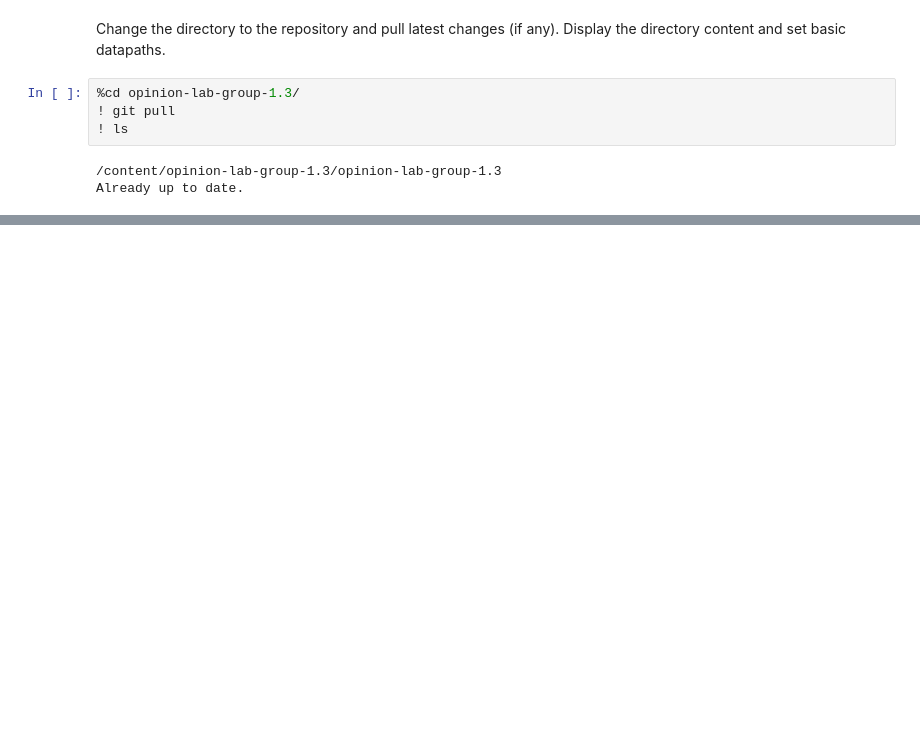
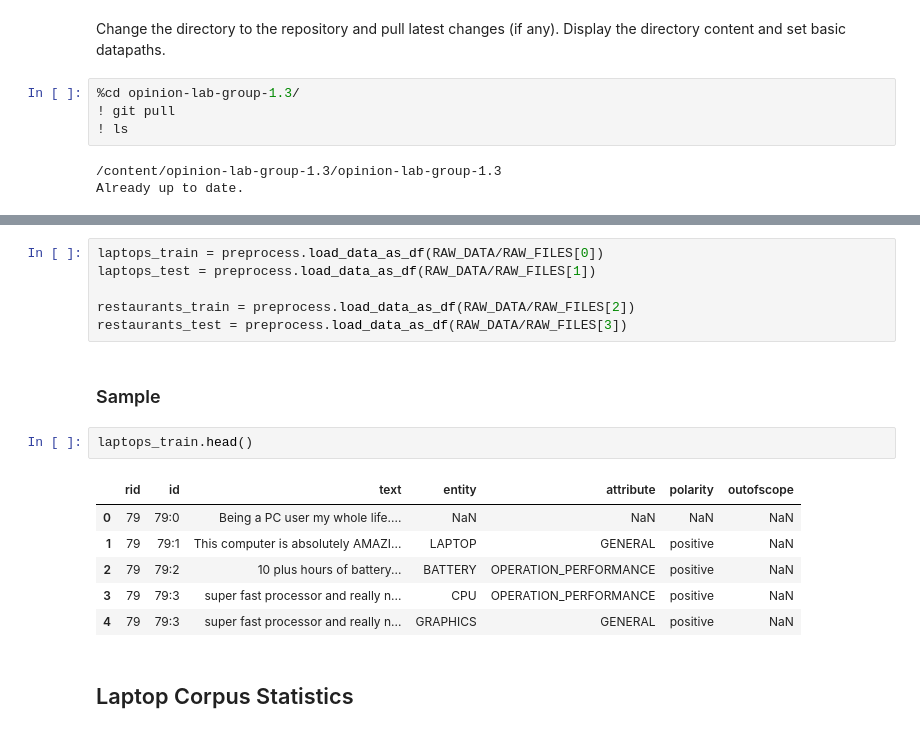
Before and after one commit to kylehiroyasu/opinion-lab-group-1.3, a Jupyter notebook: notebooks/Load_Data.ipynb, the cells around one changed output, grey strips where cells are left out. Drawn from its saved outputs; the diff is of its cells as text; blank space fills up the shorter version.

```diff
--- a/notebooks/Load_Data.ipynb
+++ b/notebooks/Load_Data.ipynb
@@ -43,0 +116,19 @@ srcpath = "src"
+# %%
+laptops_train = preprocess.load_data_as_df(RAW_DATA/RAW_FILES[0])
+laptops_test = preprocess.load_data_as_df(RAW_DATA/RAW_FILES[1])
+
+restaurants_train = preprocess.load_data_as_df(RAW_DATA/RAW_FILES[2])
+restaurants_test = preprocess.load_data_as_df(RAW_DATA/RAW_FILES[3])
+# %% [markdown]
+### Sample
+# %%
+laptops_train.head()
+# %% [output]
+|  | rid | id | text | entity | attribute | polarity | outofscope |
+| 0 | 79 | 79:0 | Being a PC user my whole life.... | NaN | NaN | NaN | NaN |
+| 1 | 79 | 79:1 | This computer is absolutely AMAZI... | LAPTOP | GENERAL | positive | NaN |
+| 2 | 79 | 79:2 | 10 plus hours of battery... | BATTERY | OPERATION_PERFORMANCE | positive | NaN |
+| 3 | 79 | 79:3 | super fast processor and really n... | CPU | OPERATION_PERFORMANCE | positive | NaN |
+| 4 | 79 | 79:3 | super fast processor and really n... | GRAPHICS | GENERAL | positive | NaN |
+# %% [markdown]
+## Laptop Corpus Statistics
```
Also changed, not shown: parts of 22 cells of this notebook, 18 other files.
